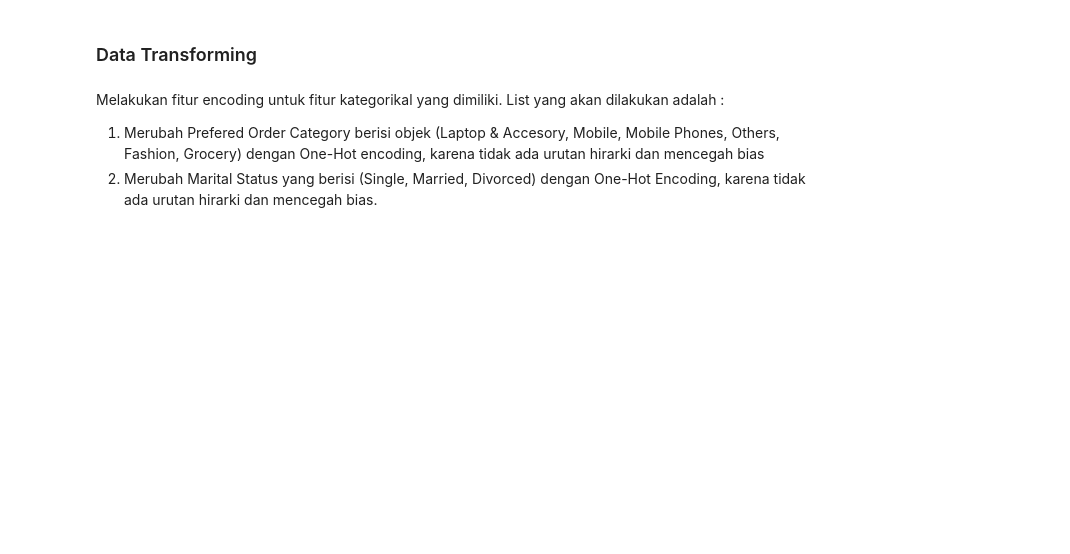
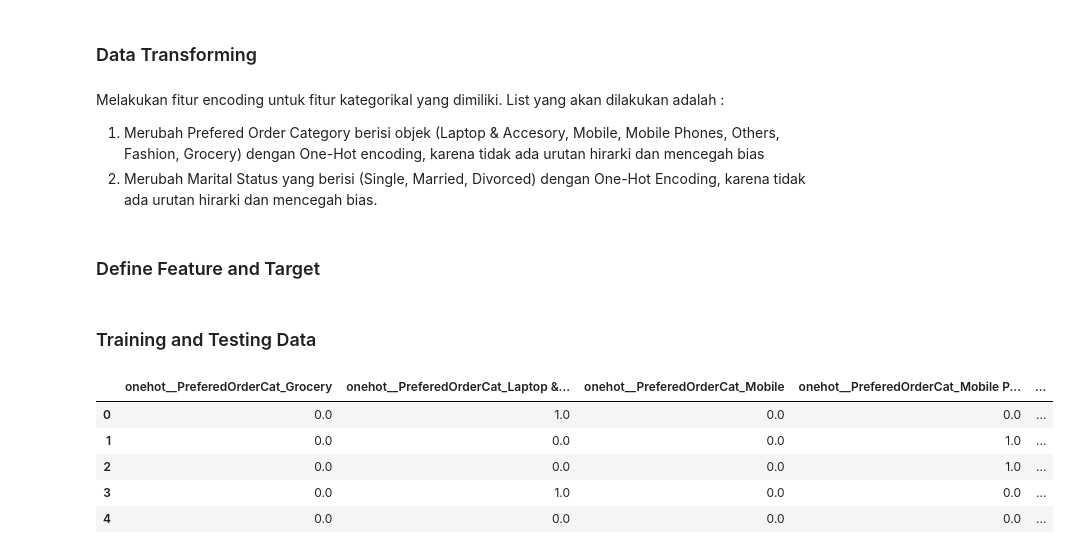
Before and after one commit to ratihbudii/machine_learning_Ecommerce, a Jupyter notebook: notebooks/1.0-rbs-ecommercechurn-notebook.ipynb, the cells around one changed output. Cells and saved outputs as stored; diff of their text form; code cells hidden in the pictures; blank space fills up the shorter version.

Commit message:
update data preparation

```diff
--- a/notebooks/1.0-rbs-ecommercechurn-notebook.ipynb
+++ b/notebooks/1.0-rbs-ecommercechurn-notebook.ipynb
@@ -464,3 +506,27 @@ X_train,X_test,y_train,y_test=train_test_split(X,y,test_size=0.2,random_state=42
 Melakukan fitur encoding untuk fitur kategorikal yang dimiliki. List yang akan dilakukan adalah : <br>
 1. Merubah Prefered Order Category berisi objek (Laptop & Accesory, Mobile, Mobile Phones, Others, Fashion, Grocery) dengan One-Hot encoding, karena tidak ada urutan hirarki dan mencegah bias <br>
 2. Merubah Marital Status yang berisi (Single, Married, Divorced) dengan One-Hot Encoding, karena tidak ada urutan hirarki dan mencegah bias.
+# %%
+transformer = ColumnTransformer([
+    ('onehot', OneHotEncoder(drop='first'), ['PreferedOrderCat', 'MaritalStatus']),
+], remainder='passthrough')
+# %% [markdown]
+### Define Feature and Target
+# %%
+# pemisahan fitur (X) dan target (y)
+X = df_ecommerce_cleaned.drop(columns=['Churn'])
+y = df_ecommerce_cleaned["Churn"]
+# %% [markdown]
+### Training and Testing Data
+# %%
+X_train,X_test,y_train,y_test=train_test_split(X,y,stratify=y,test_size=0.2,random_state=42)
+# %%
+testing = pd.DataFrame(transformer.fit_transform(X_train),columns=transformer.get_feature_names_out())
+testing.head()
+# %% [output]
+|  | onehot__PreferedOrderCat_Grocery | onehot__PreferedOrderCat_Laptop &... | onehot__PreferedOrderCat_Mobile | onehot__PreferedOrderCat_Mobile P... | ... |
+| 0 | 0.0 | 1.0 | 0.0 | 0.0 | ... |
+| 1 | 0.0 | 0.0 | 0.0 | 1.0 | ... |
+| 2 | 0.0 | 0.0 | 0.0 | 1.0 | ... |
+| 3 | 0.0 | 1.0 | 0.0 | 0.0 | ... |
+| 4 | 0.0 | 0.0 | 0.0 | 0.0 | ... |
```
Also changed, not shown: parts of 13 cells of this notebook.
